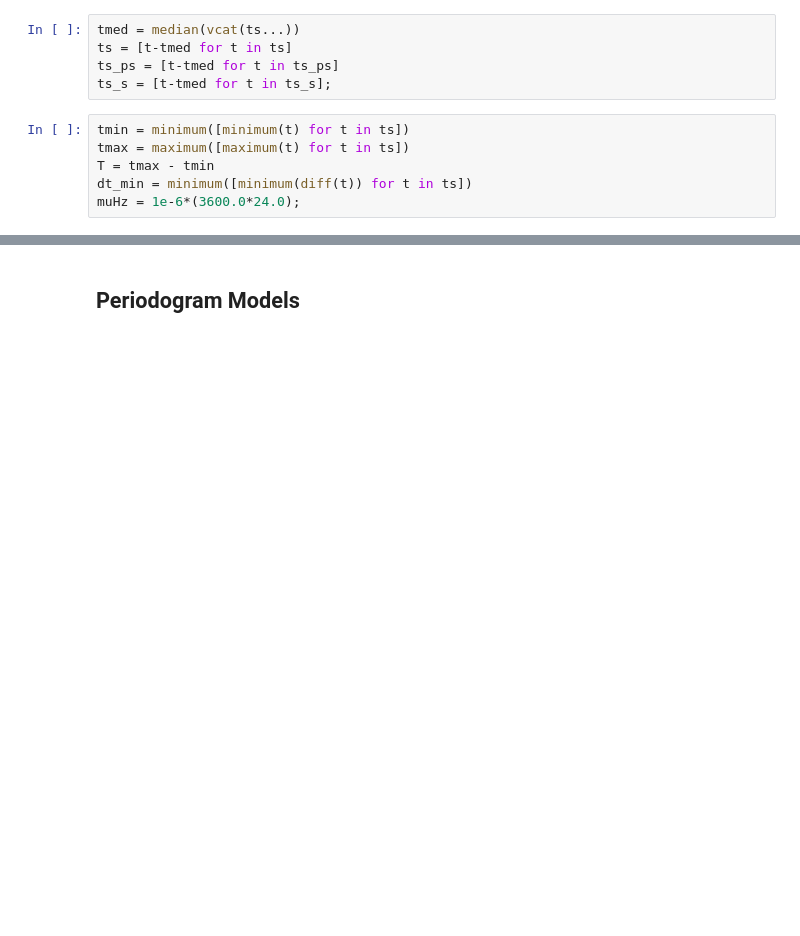
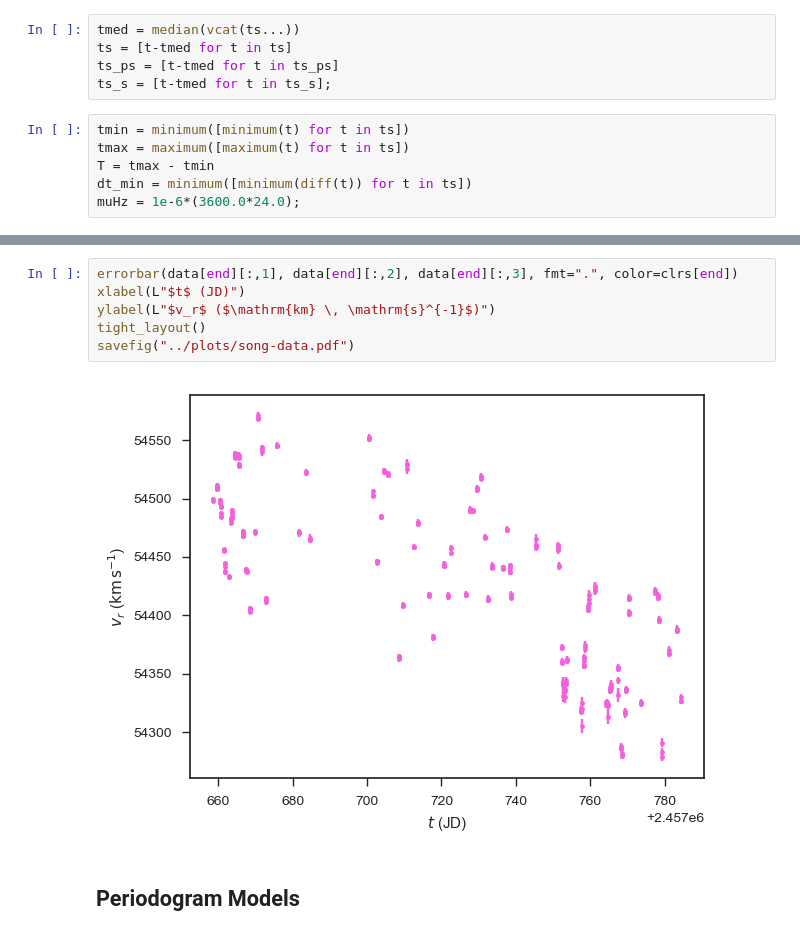
Before and after one commit to farr/Aldebaran, a Jupyter notebook: notebooks/LargeSpacing.ipynb, the cells around one changed output, grey strips where cells are left out. Drawn from its saved outputs; the diff is of its cells as text; blank space fills up the shorter version.

```diff
--- a/notebooks/LargeSpacing.ipynb
+++ b/notebooks/LargeSpacing.ipynb
@@ -70,3 +88,11 @@ muHz = 1e-6*(3600.0*24.0);
+# %%
+errorbar(data[end][:,1], data[end][:,2], data[end][:,3], fmt=".", color=clrs[end])
+xlabel(L"$t$ (JD)")
+ylabel(L"$v_r$ ($\mathrm{km} \, \mathrm{s}^{-1}$)")
+tight_layout()
+savefig("../plots/song-data.pdf")
+# %% [output]
+[figure, added]
 # %% [markdown]
 ## Periodogram Models
 # %% [markdown]
```
Also changed, not shown: parts of 9 cells of this notebook, 4 other files.
